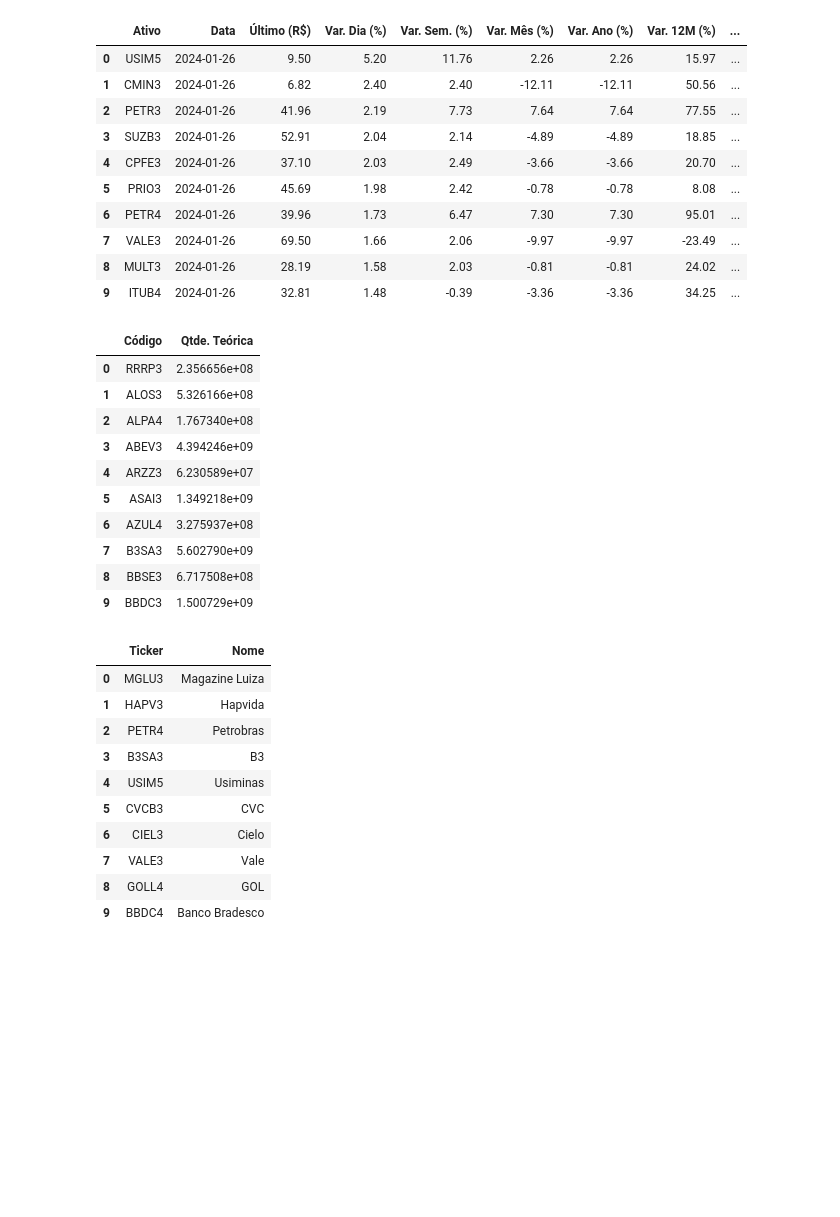
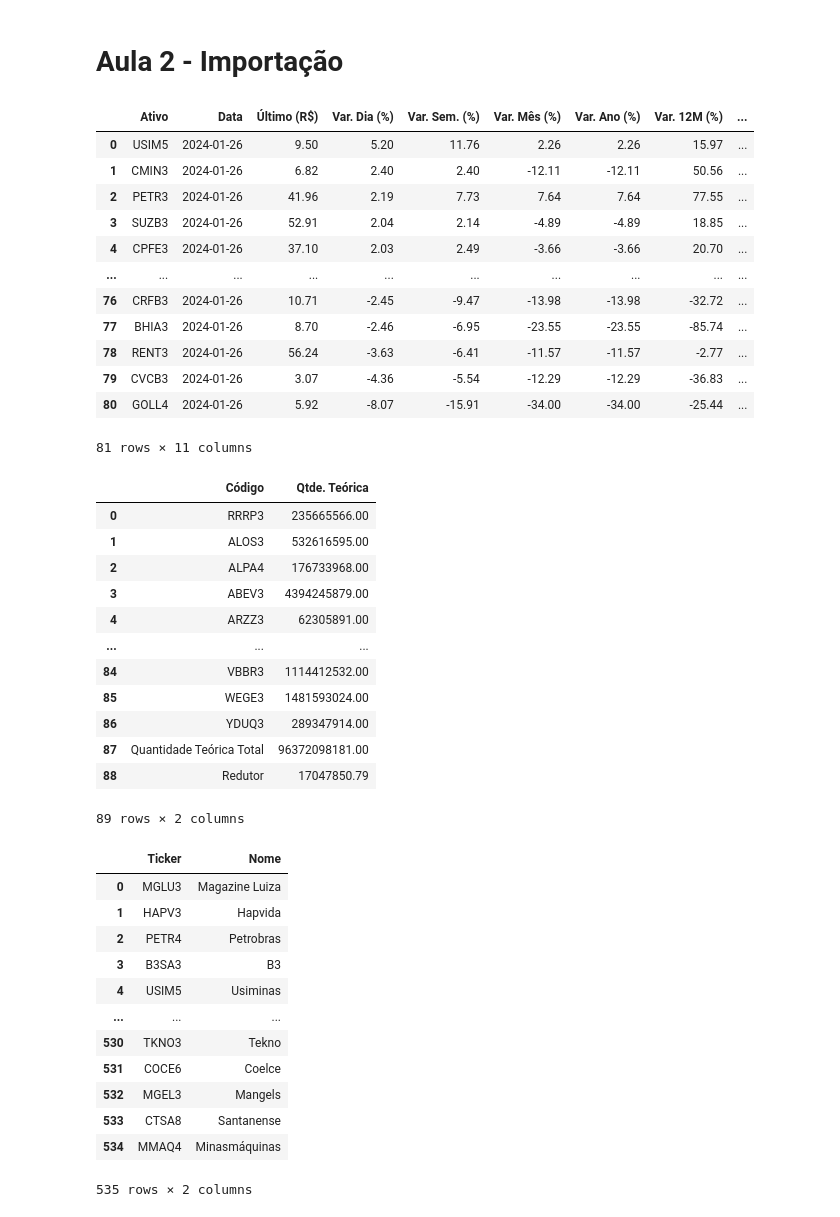
Before and after one commit to acamilaagostini/ImersaoPythonAlura, a Jupyter notebook: Imersão_Python_aulas.ipynb, the cells around one changed output. Drawn from its saved outputs; the diff is of its cells as text; code cells hidden in the pictures; blank space fills up the shorter version.

```diff
--- a/Imersão_Python_aulas.ipynb
+++ b/Imersão_Python_aulas.ipynb
@@ -1,4 +1,6 @@
 # %% [markdown]
 <a href="https://colab.research.google.com/github/acamilaagostini/ImersaoPythonAlura/blob/main/Imers%C3%A3o_Python_aulas.ipynb" target="_parent"><img src="https://colab.research.google.com/assets/colab-badge.svg" alt="Open In Colab"/></a>
+# %% [markdown]
+# **Aula 2 - Importação**
 # %%
 import pandas as pd
@@ -5,36 +8,40 @@ import pandas as pd
 # %%
 df_principal = pd.read_excel("/content/PuraImersão Python - Tabela de ações.xlsx", sheet_name="Principal")
-df_principal.head(10)
+df_principal
 # %% [output]
 |  | Ativo | Data | Último (R$) | Var. Dia (%) | Var. Sem. (%) | Var. Mês (%) | Var. Ano (%) | Var. 12M (%) | ... |
 | 0 | USIM5 | 2024-01-26 | 9.50 | 5.20 | 11.76 | 2.26 | 2.26 | 15.97 | ... |
 | 1 | CMIN3 | 2024-01-26 | 6.82 | 2.40 | 2.40 | -12.11 | -12.11 | 50.56 | ... |
 | 2 | PETR3 | 2024-01-26 | 41.96 | 2.19 | 7.73 | 7.64 | 7.64 | 77.55 | ... |
 | 3 | SUZB3 | 2024-01-26 | 52.91 | 2.04 | 2.14 | -4.89 | -4.89 | 18.85 | ... |
 | 4 | CPFE3 | 2024-01-26 | 37.10 | 2.03 | 2.49 | -3.66 | -3.66 | 20.70 | ... |
-| 5 | PRIO3 | 2024-01-26 | 45.69 | 1.98 | 2.42 | -0.78 | -0.78 | 8.08 | ... |
-| 6 | PETR4 | 2024-01-26 | 39.96 | 1.73 | 6.47 | 7.30 | 7.30 | 95.01 | ... |
-| 7 | VALE3 | 2024-01-26 | 69.50 | 1.66 | 2.06 | -9.97 | -9.97 | -23.49 | ... |
-| 8 | MULT3 | 2024-01-26 | 28.19 | 1.58 | 2.03 | -0.81 | -0.81 | 24.02 | ... |
-| 9 | ITUB4 | 2024-01-26 | 32.81 | 1.48 | -0.39 | -3.36 | -3.36 | 34.25 | ... |
+| ... | ... | ... | ... | ... | ... | ... | ... | ... | ... |
+| 76 | CRFB3 | 2024-01-26 | 10.71 | -2.45 | -9.47 | -13.98 | -13.98 | -32.72 | ... |
+| 77 | BHIA3 | 2024-01-26 | 8.70 | -2.46 | -6.95 | -23.55 | -23.55 | -85.74 | ... |
+| 78 | RENT3 | 2024-01-26 | 56.24 | -3.63 | -6.41 | -11.57 | -11.57 | -2.77 | ... |
+| 79 | CVCB3 | 2024-01-26 | 3.07 | -4.36 | -5.54 | -12.29 | -12.29 | -36.83 | ... |
+| 80 | GOLL4 | 2024-01-26 | 5.92 | -8.07 | -15.91 | -34.00 | -34.00 | -25.44 | ... |
+81 rows × 11 columns
 # %%
 df_Total_de_acoes = pd.read_excel("/content/PuraImersão Python - Tabela de ações.xlsx", sheet_name="Total_de_acoes")
-df_Total_de_acoes.head(10)
+df_Total_de_acoes
 # %% [output]
 |  | Código | Qtde. Teórica |
-| 0 | RRRP3 | 2.356656e+08 |
-| 1 | ALOS3 | 5.326166e+08 |
-| 2 | ALPA4 | 1.767340e+08 |
-| 3 | ABEV3 | 4.394246e+09 |
-| 4 | ARZZ3 | 6.230589e+07 |
-| 5 | ASAI3 | 1.349218e+09 |
-| 6 | AZUL4 | 3.275937e+08 |
-| 7 | B3SA3 | 5.602790e+09 |
-| 8 | BBSE3 | 6.717508e+08 |
-| 9 | BBDC3 | 1.500729e+09 |
+| 0 | RRRP3 | 235665566.00 |
+| 1 | ALOS3 | 532616595.00 |
+| 2 | ALPA4 | 176733968.00 |
+| 3 | ABEV3 | 4394245879.00 |
+| 4 | ARZZ3 | 62305891.00 |
+| ... | ... | ... |
+| 84 | VBBR3 | 1114412532.00 |
+| 85 | WEGE3 | 1481593024.00 |
+| 86 | YDUQ3 | 289347914.00 |
+| 87 | Quantidade Teórica Total | 96372098181.00 |
+| 88 | Redutor | 17047850.79 |
+89 rows × 2 columns
 # %%
 df_Ticker = pd.read_excel("/content/PuraImersão Python - Tabela de ações.xlsx", sheet_name="Ticker")
-df_Ticker.head(10)
+df_Ticker
 # %% [output]
 |  | Ticker | Nome |
 | 0 | MGLU3 | Magazine Luiza |
@@ -42,10 +49,12 @@ df_Ticker.head(10)
 | 2 | PETR4 | Petrobras |
 | 3 | B3SA3 | B3 |
 | 4 | USIM5 | Usiminas |
-| 5 | CVCB3 | CVC |
-| 6 | CIEL3 | Cielo |
-| 7 | VALE3 | Vale |
-| 8 | GOLL4 | GOL |
-| 9 | BBDC4 | Banco Bradesco |
+| ... | ... | ... |
+| 530 | TKNO3 | Tekno |
+| 531 | COCE6 | Coelce |
+| 532 | MGEL3 | Mangels |
+| 533 | CTSA8 | Santanense |
+| 534 | MMAQ4 | Minasmáquinas |
+535 rows × 2 columns
 # %%
 df_Tabela_GPT = pd.read_excel("/content/PuraImersão Python - Tabela de ações.xlsx", sheet_name="Tabela_GPT")
```
Also changed, not shown: parts of 29 cells of this notebook.
